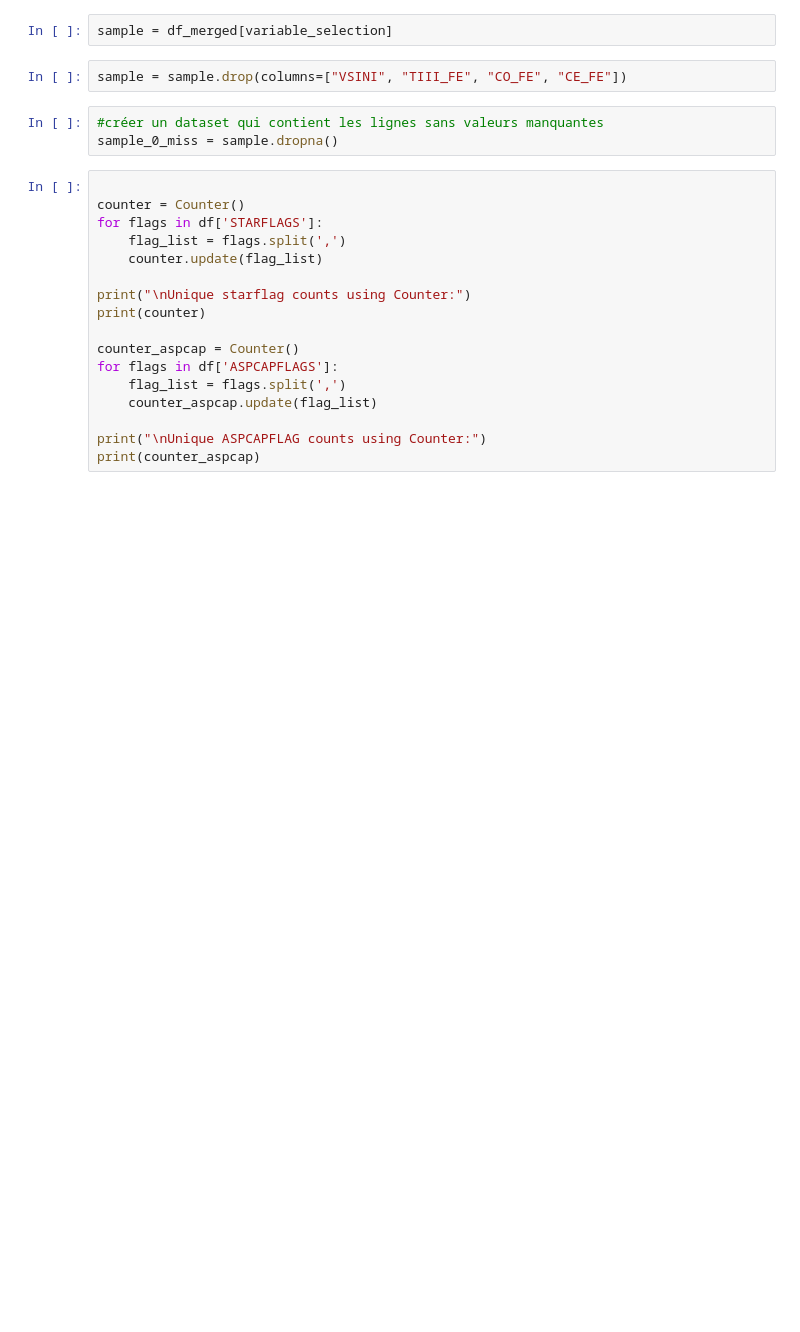
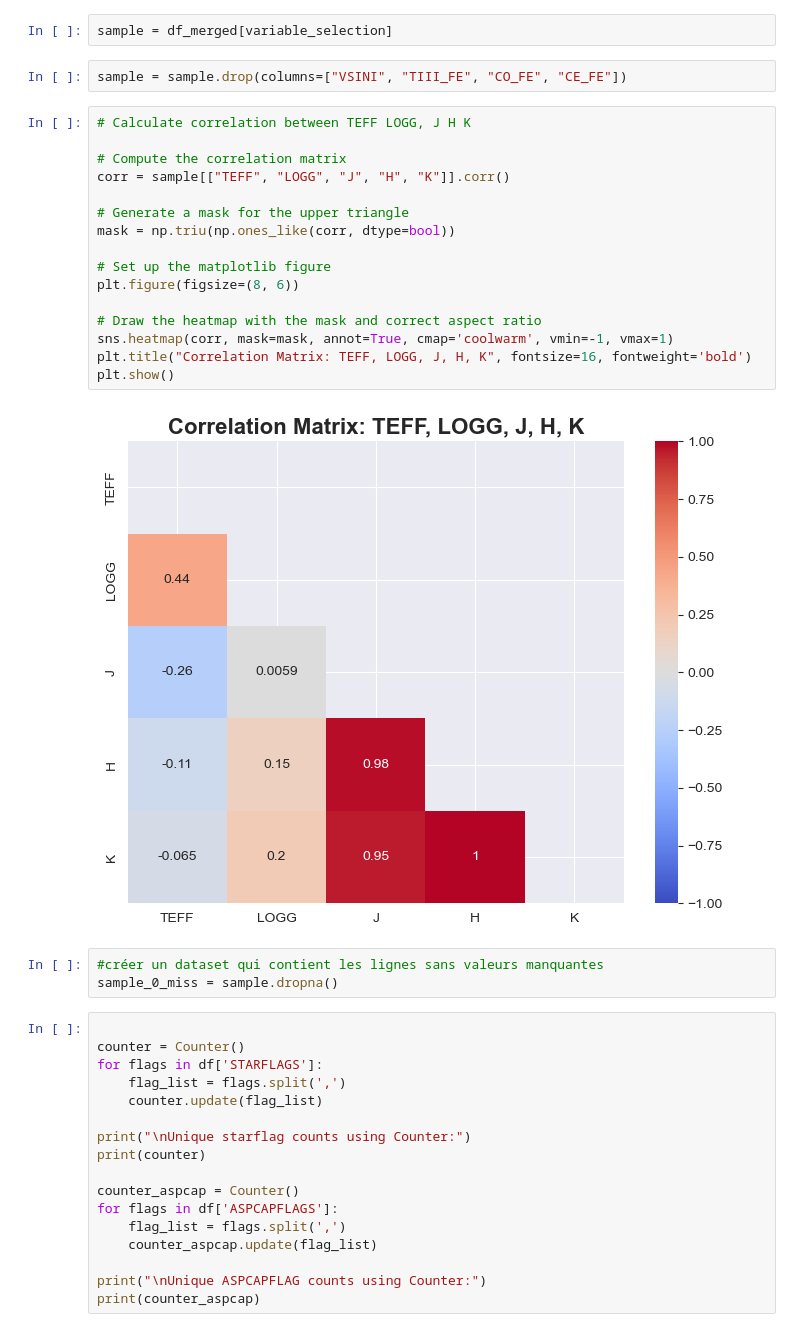
Before and after one commit to astrodeepnet/students-project-2024, a Jupyter notebook: notebooks/s2/Resample.ipynb, the cells around one changed output. Saved outputs shown, nothing was run; the diff lists cells and outputs as text; blank space fills up the shorter version.

```diff
--- a/notebooks/s2/Resample.ipynb
+++ b/notebooks/s2/Resample.ipynb
@@ -35,6 +36,24 @@ variable_selection = ['apogee_id', "J", "H", "K","LOGG", "M_H", "VMICRO", "VMACR
 sample = df_merged[variable_selection]
 # %%
 sample = sample.drop(columns=["VSINI", "TIII_FE", "CO_FE", "CE_FE"])
+# %%
+# Calculate correlation between TEFF LOGG, J H K
+
+# Compute the correlation matrix
+corr = sample[["TEFF", "LOGG", "J", "H", "K"]].corr()
+
+# Generate a mask for the upper triangle
+mask = np.triu(np.ones_like(corr, dtype=bool))
+
+# Set up the matplotlib figure
+plt.figure(figsize=(8, 6))
+
+# Draw the heatmap with the mask and correct aspect ratio
+sns.heatmap(corr, mask=mask, annot=True, cmap='coolwarm', vmin=-1, vmax=1)
+plt.title("Correlation Matrix: TEFF, LOGG, J, H, K", fontsize=16, fontweight='bold')
+plt.show()
+# %% [output]
+[figure, added]
 # %%
 #créer un dataset qui contient les lignes sans valeurs manquantes
 sample_0_miss = sample.dropna()
```
Also changed, not shown: parts of 2 cells of this notebook, 2 other files.
